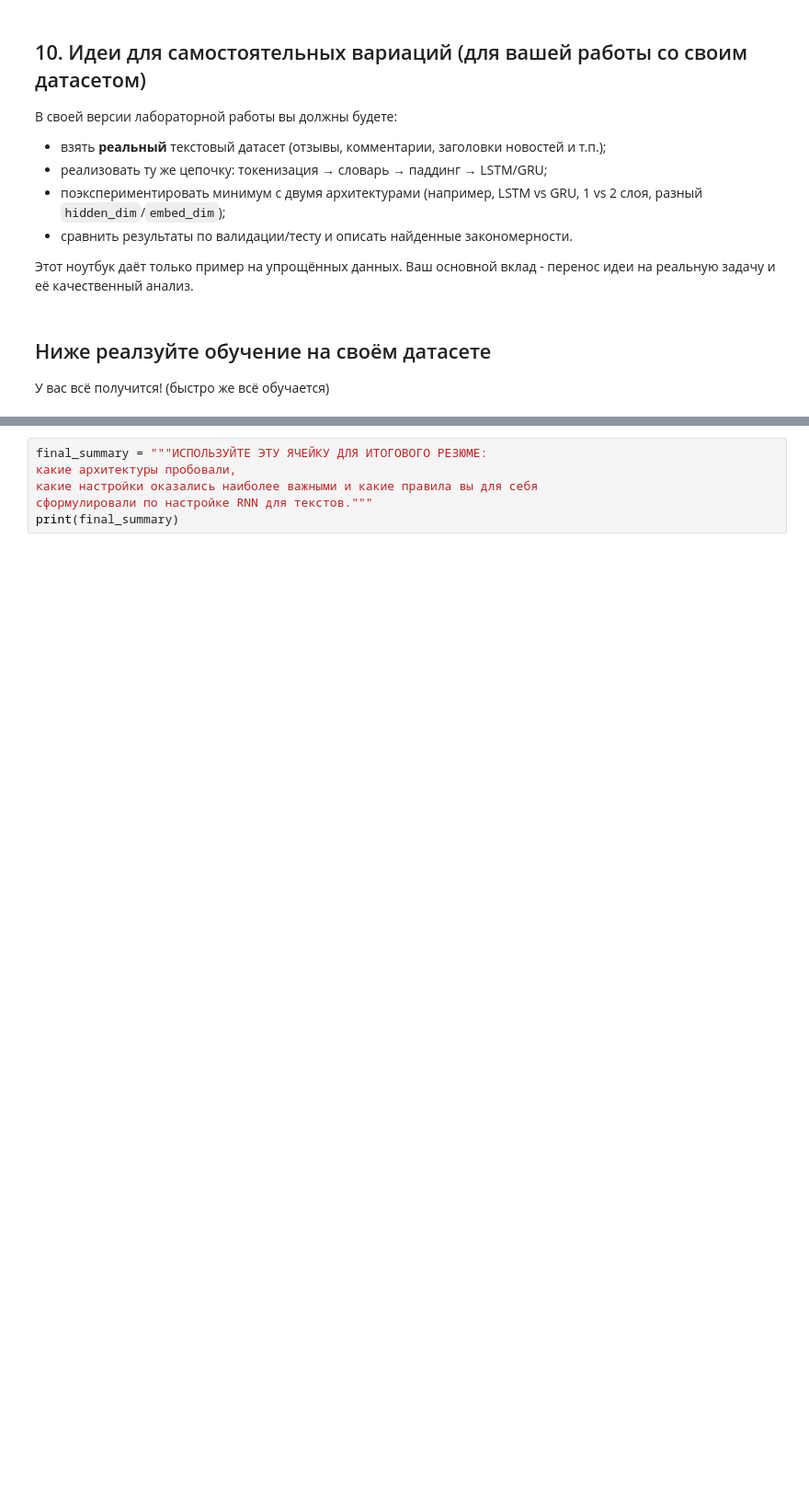
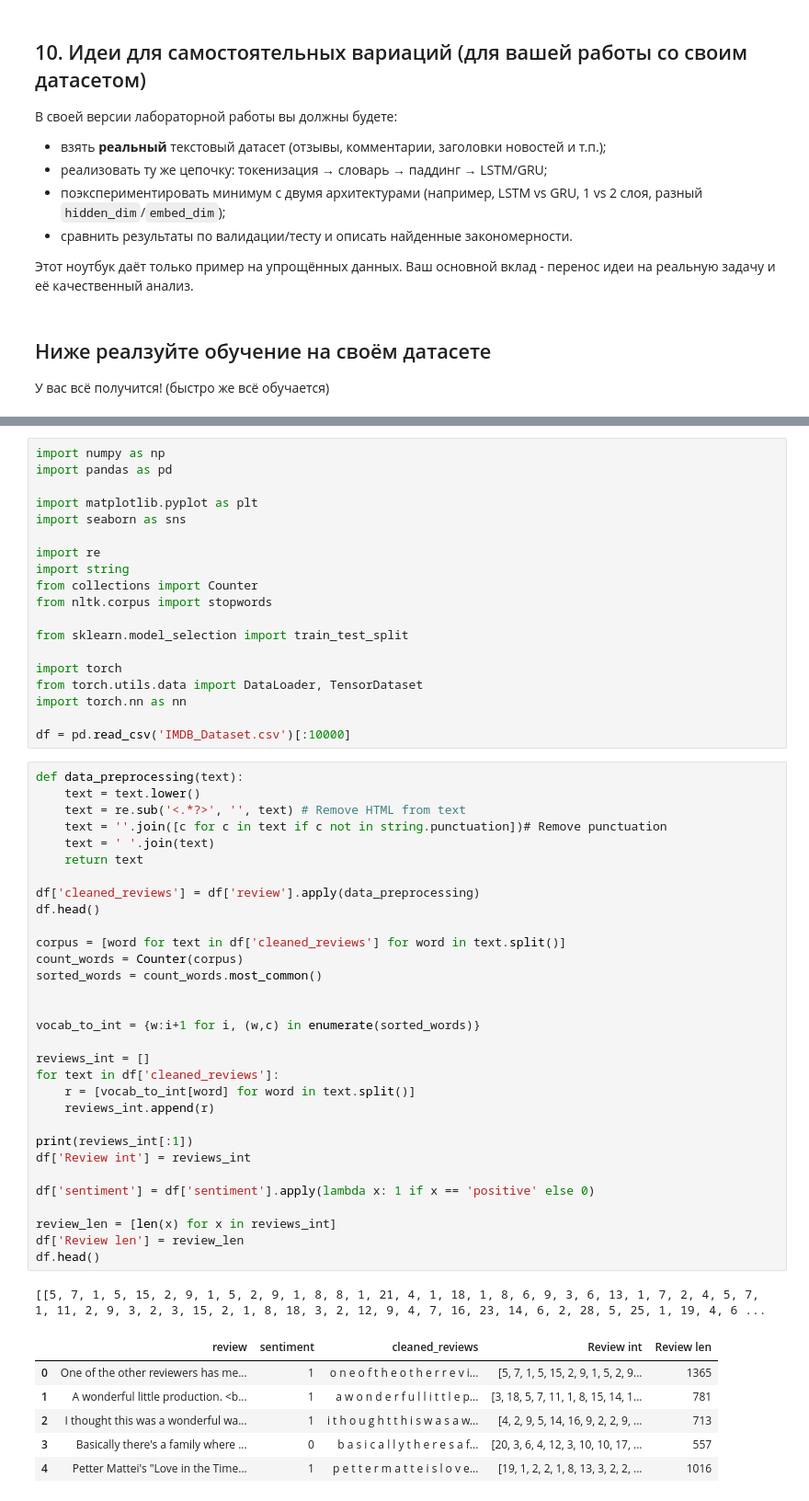
Before and after one commit to oydzhi/PSU_Neural_Network, a Jupyter notebook: laba10.ipynb, the cells around one changed output, grey strips where cells are left out. Shown at 92% size. Cells and saved outputs as stored; diff of their text form; blank space fills up the shorter version.

```diff
--- a/laba10.ipynb
+++ b/laba10.ipynb
@@ -790,7 +865,59 @@ for epoch in range(1, num_epochs + 1):
 KeyboardInterrupt:
-# %%
-final_summary = """ИСПОЛЬЗУЙТЕ ЭТУ ЯЧЕЙКУ ДЛЯ ИТОГОВОГО РЕЗЮМЕ:
-какие архитектуры пробовали,
-какие настройки оказались наиболее важными и какие правила вы для себя
-сформулировали по настройке RNN для текстов."""
-print(final_summary)
+# %%
+import numpy as np
+import pandas as pd
+
+import matplotlib.pyplot as plt
+import seaborn as sns
+
+import re
+import string
+from collections import Counter
+from nltk.corpus import stopwords
+
+from sklearn.model_selection import train_test_split
+
+import torch
+from torch.utils.data import DataLoader, TensorDataset
+import torch.nn as nn
+
+df = pd.read_csv('IMDB_Dataset.csv')[:10000]
+# %%
+def data_preprocessing(text):
+    text = text.lower()
+    text = re.sub('<.*?>', '', text) # Remove HTML from text
+    text = ''.join([c for c in text if c not in string.punctuation])# Remove punctuation
+    text = ' '.join(text)
+    return text
+
+df['cleaned_reviews'] = df['review'].apply(data_preprocessing)
+df.head()
+
+corpus = [word for text in df['cleaned_reviews'] for word in text.split()]
+count_words = Counter(corpus)
+sorted_words = count_words.most_common()
+
+
+vocab_to_int = {w:i+1 for i, (w,c) in enumerate(sorted_words)}
+
+reviews_int = []
+for text in df['cleaned_reviews']:
+    r = [vocab_to_int[word] for word in text.split()]
+    reviews_int.append(r)
+
+print(reviews_int[:1])
+df['Review int'] = reviews_int
+
+df['sentiment'] = df['sentiment'].apply(lambda x: 1 if x == 'positive' else 0)
+
+review_len = [len(x) for x in reviews_int]
+df['Review len'] = review_len
+df.head()
+# %% [output]
+[[5, 7, 1, 5, 15, 2, 9, 1, 5, 2, 9, 1, 8, 8, 1, 21, 4, 1, 18, 1, 8, 6, 9, 3, 6, 13, 1, 7, 2, 4, 5, 7, 1, 11, 2, 9, 3, 2, 3, 15, 2, 1, 8, 18, 3, 2, 12, 9, 4, 7, 16, 23, 14, 6, 2, 28, 5, 25, 1, 19, 4, 6 ...
+|  | review | sentiment | cleaned_reviews | Review int | Review len |
+| 0 | One of the other reviewers has me... | 1 | o n e o f t h e o t h e r r e v i... | [5, 7, 1, 5, 15, 2, 9, 1, 5, 2, 9... | 1365 |
+| 1 | A wonderful little production. <b... | 1 | a w o n d e r f u l l i t t l e p... | [3, 18, 5, 7, 11, 1, 8, 15, 14, 1... | 781 |
+| 2 | I thought this was a wonderful wa... | 1 | i t h o u g h t t h i s w a s a w... | [4, 2, 9, 5, 14, 16, 9, 2, 2, 9, ... | 713 |
+| 3 | Basically there's a family where ... | 0 | b a s i c a l l y t h e r e s a f... | [20, 3, 6, 4, 12, 3, 10, 10, 17, ... | 557 |
+| 4 | Petter Mattei's "Love in the Time... | 1 | p e t t e r m a t t e i s l o v e... | [19, 1, 2, 2, 1, 8, 13, 3, 2, 2, ... | 1016 |
```
Also changed, not shown: parts of 15 cells of this notebook.
